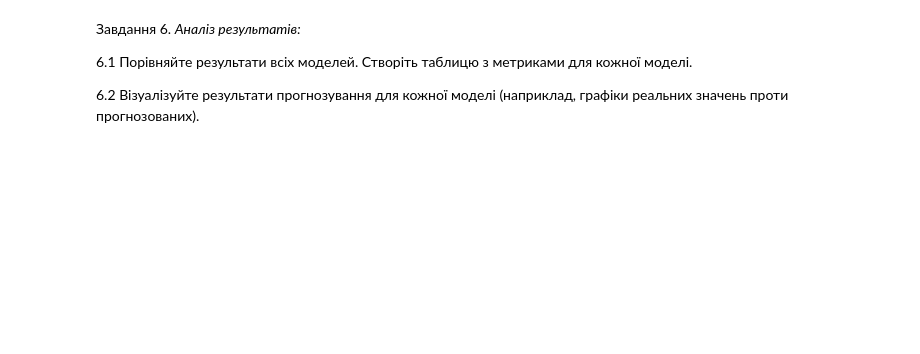
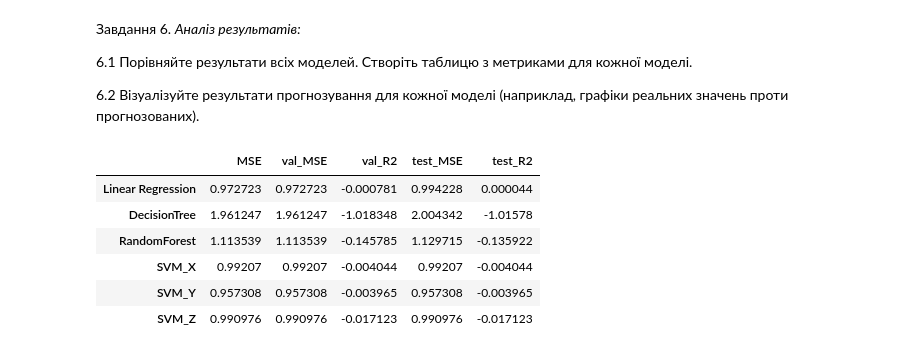
Before and after one commit to g1Den1s-it/ACS-Homework, a Jupyter notebook: AML_practice_3.ipynb, the cells around one changed output. Saved outputs shown, nothing was run; the diff lists cells and outputs as text; code cells hidden in the pictures; blank space fills up the shorter version.

```diff
--- a/AML_practice_3.ipynb
+++ b/AML_practice_3.ipynb
@@ -679,16 +747,23 @@ import sklearn.svm._classes as sklearn_type # for check type of model to calcula
 # %%
 # validate data
-index = 0
 for name, model in models_loranz.items():
-    if isinstance(model, sklearn_type.SVR):
-        val_pred = model.predict(val_lorenz_x)
-        mse = mean_squared_error(val_lorenz_y[:, index], val_pred)
-        r2 = r2_score(val_lorenz_y[:, index], val_pred)
-        index +=1
-        print(f"{name} | MSE: {mse}, R^2: {r2} \n")
+    if isinstance(model, dict):
+        for index, (model_name, md) in enumerate(model.items()):
+            val_pred = md.predict(val_lorenz_x)
+            mse = mean_squared_error(val_lorenz_y[:, index], val_pred)
+            r2 = r2_score(val_lorenz_y[:, index], val_pred)
+
+            report_loranz_list.loc[model_name, "val_MSE"] = mse
+            report_loranz_list.loc[model_name, "val_R2"] = r2
+
+            print(f"{model_name} | MSE: {mse}, R^2: {r2} \n")
     else:
         val_pred = model.predict(val_lorenz_x)
         mse = mean_squared_error(val_lorenz_y, val_pred)
         r2 = r2_score(val_lorenz_y, val_pred)
+
+        report_loranz_list.loc[name, "val_MSE"] = mse
+        report_loranz_list.loc[name, "val_R2"] = r2
+
         print(f"{name} | MSE: {mse}, R^2: {r2} \n")
 # %% [output]
@@ -706,16 +781,23 @@ SVM Z | MSE: 1.0380456424337847, R^2: -0.02154314077746533
 # %%
 # Test data
-index = 0
 for name, model in models_loranz.items():
-    if isinstance(model, sklearn_type.SVR):
-        test_pred = model.predict(test_lorenz_x)
-        mse = mean_squared_error(test_lorenz_y[:, index], test_pred)
-        r2 = r2_score(test_lorenz_y[:, index], test_pred)
-        index +=1
-        print(f"{name} | MSE: {mse}, R^2: {r2} \n")
+    if isinstance(model, dict):
+        for index , (model_name, md) in enumerate(model.items()):
+            val_pred = md.predict(val_lorenz_x)
+            mse = mean_squared_error(val_lorenz_y[:, index], val_pred)
+            r2 = r2_score(val_lorenz_y[:, index], val_pred)
+
+            report_loranz_list.loc[model_name, "test_MSE"] = mse
+            report_loranz_list.loc[model_name, "test_R2"] = r2
+
+            print(f"{model_name} | MSE: {mse}, R^2: {r2} \n")
     else:
         test_pred = model.predict(test_lorenz_x)
         mse = mean_squared_error(test_lorenz_y, test_pred)
         r2 = r2_score(test_lorenz_y, test_pred)
+
+        report_loranz_list.loc[name, "test_MSE"] = mse
+        report_loranz_list.loc[name, "test_R2"] = r2
+
         print(f"{name} | MSE: {mse}, R^2: {r2} \n")
 # %% [output]
@@ -803,3 +900,13 @@ SVM Z | MSE: 0.5718498632505623, R^2: -0.0023211100008981855
    6.1 Порівняйте результати всіх моделей. Створіть таблицю з метриками для кожної моделі.
 
    6.2 Візуалізуйте результати прогнозування для кожної моделі (наприклад, графіки реальних значень проти прогнозованих).
+# %%
+report_loranz_list
+# %% [output]
+|  | MSE | val_MSE | val_R2 | test_MSE | test_R2 |
+| Linear Regression | 0.972723 | 0.972723 | -0.000781 | 0.994228 | 0.000044 |
+| DecisionTree | 1.961247 | 1.961247 | -1.018348 | 2.004342 | -1.01578 |
+| RandomForest | 1.113539 | 1.113539 | -0.145785 | 1.129715 | -0.135922 |
+| SVM_X | 0.99207 | 0.99207 | -0.004044 | 0.99207 | -0.004044 |
+| SVM_Y | 0.957308 | 0.957308 | -0.003965 | 0.957308 | -0.003965 |
+| SVM_Z | 0.990976 | 0.990976 | -0.017123 | 0.990976 | -0.017123 |
```
Also changed, not shown: parts of 28 cells of this notebook.
